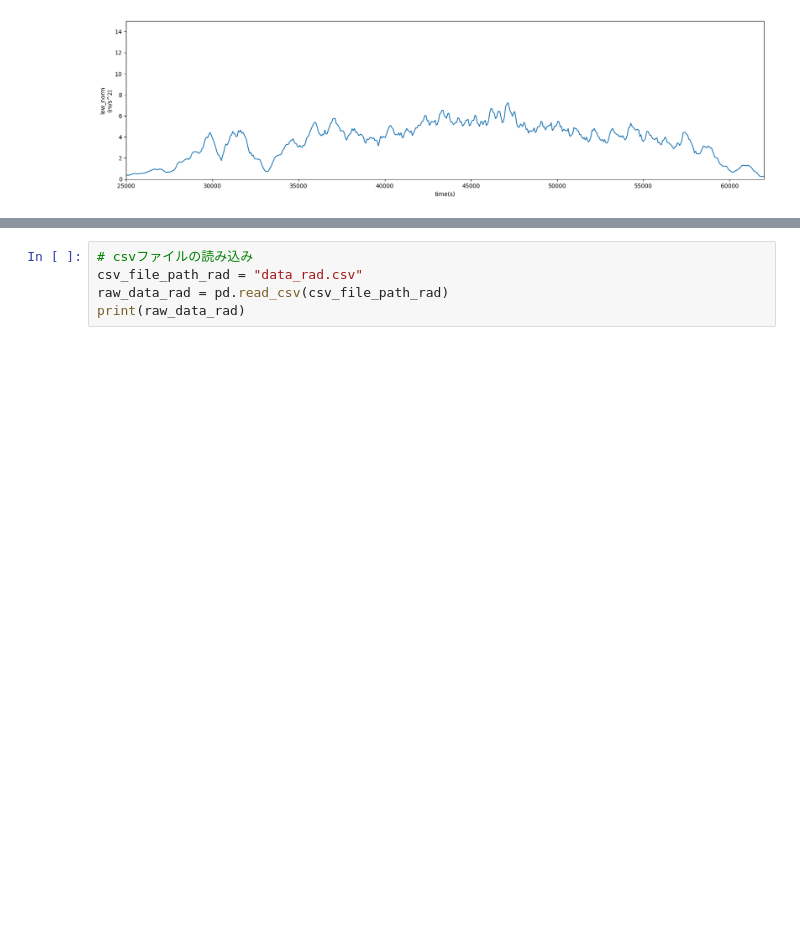
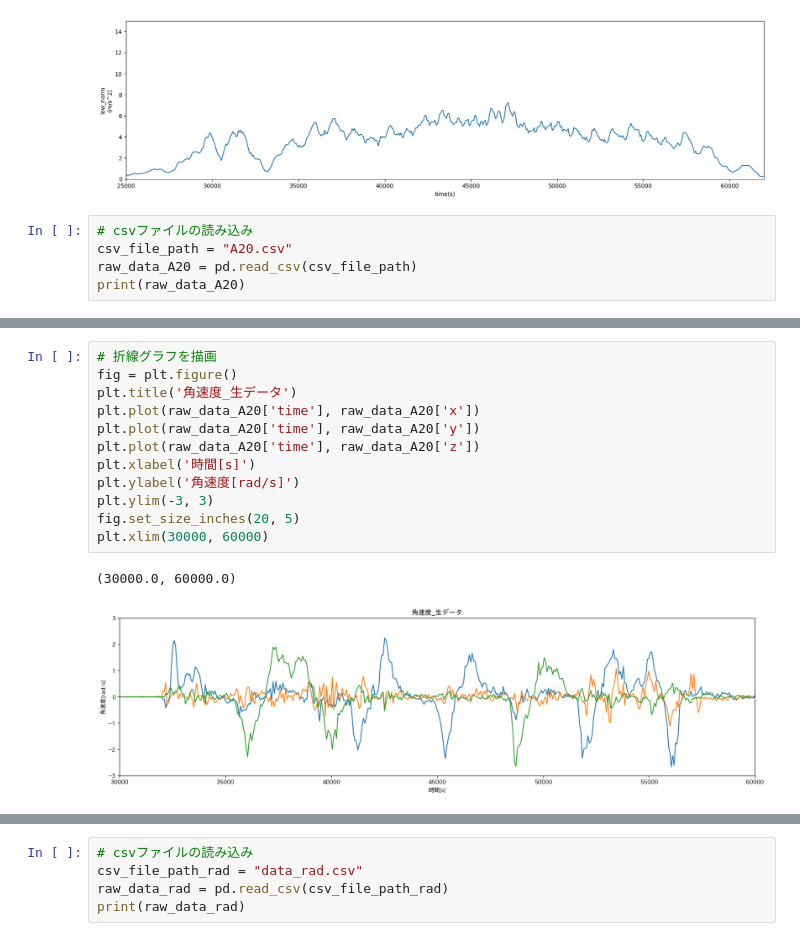
Before and after one commit to karasuneo/kajilab, a Jupyter notebook: 0626-0702/src/main.ipynb, the cells around one changed output, grey strips where cells are left out. Drawn from its saved outputs; the diff is of its cells as text; blank space fills up the shorter version.

```diff
--- a/0626-0702/jpyter/main.ipynb
+++ b/0626-0702/src/main.ipynb
@@ -155,3 +157,8 @@ if __name__ == '__main__':
     plt.xlim(25000,62000)
 # %% [output]
 [figure]
+# %%
+# csvファイルの読み込み
+csv_file_path = "A20.csv"
+raw_data_A20 = pd.read_csv(csv_file_path)
+print(raw_data_A20)
@@ -157,0 +180,15 @@ if __name__ == '__main__':
+# %%
+# 折線グラフを描画
+fig = plt.figure()
+plt.title('角速度_生データ')
+plt.plot(raw_data_A20['time'], raw_data_A20['x'])
+plt.plot(raw_data_A20['time'], raw_data_A20['y'])
+plt.plot(raw_data_A20['time'], raw_data_A20['z'])
+plt.xlabel('時間[s]')
+plt.ylabel('角速度[rad/s]')
+plt.ylim(-3, 3)
+fig.set_size_inches(20, 5)
+plt.xlim(30000, 60000)
+# %% [output]
+(30000.0, 60000.0)
+[figure, added]
```
Also changed, not shown: parts of 4 cells of this notebook, 15 other files.
